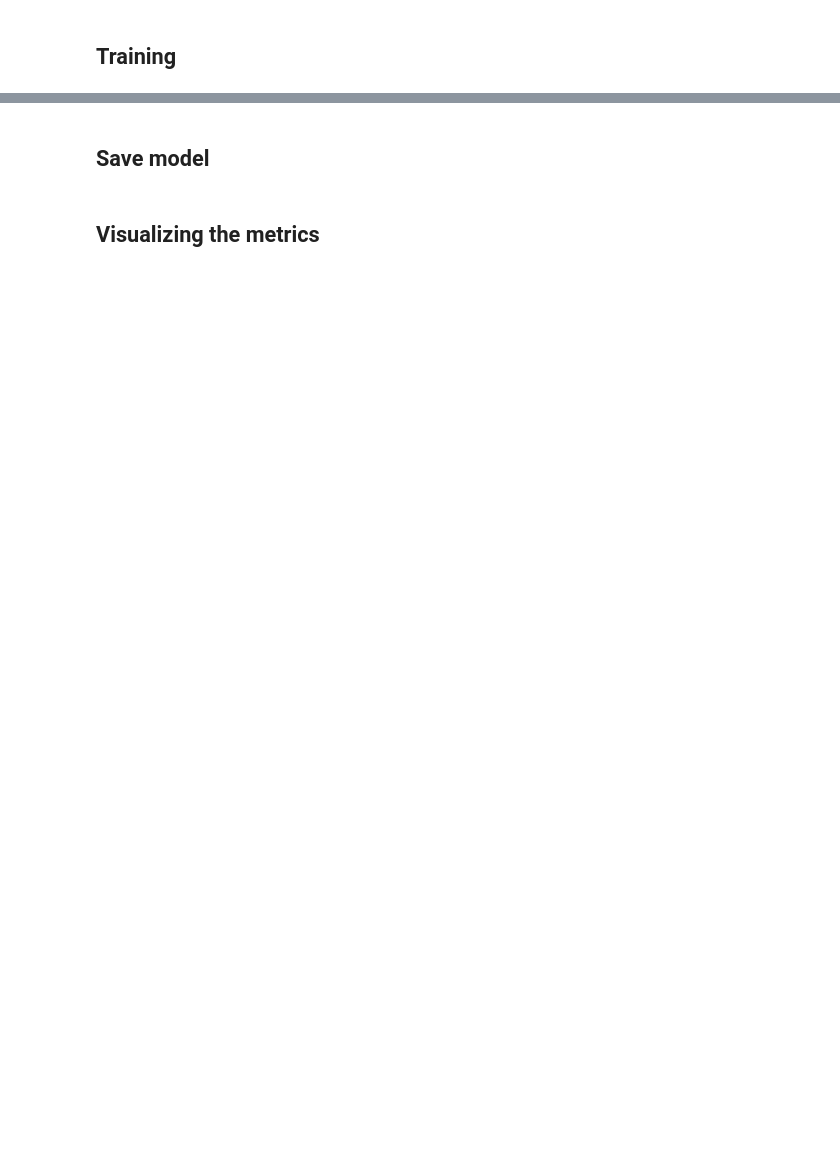
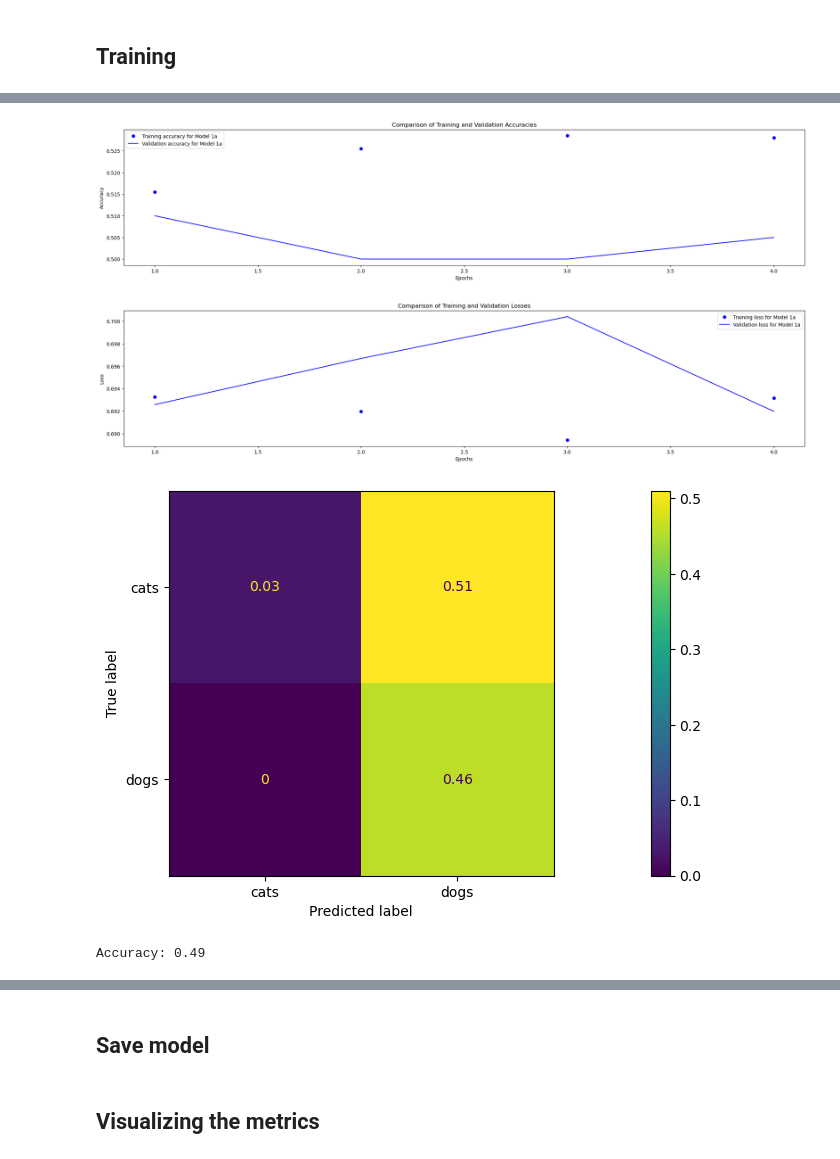
Before and after one commit to lursz/DeepNeuralNetworks, a Jupyter notebook: 4_CNN_Generalization_&_Augumentation/4_Ex_CNN_Generalization_&_Augumentation.ipynb, the cells around one changed output, grey strips where cells are left out. Saved outputs shown, nothing was run; the diff lists cells and outputs as text; code cells hidden in the pictures; blank space fills up the shorter version.

Commit message:
4-CNN-Generalization & Augumentation - Best suited layers for NNs

```diff
--- a/4_CNN_Generalization_&_Augumentation/4_Ex_CNN_Generalization_&_Augumentation.ipynb
+++ b/4_CNN_Generalization_&_Augumentation/4_Ex_CNN_Generalization_&_Augumentation.ipynb
@@ -239,13 +282,13 @@ All images copied
 # %% [markdown]
 ## Number of epochs
 # %%
-epochs_count: int = 5
+epochs_count: int = 4
 # %% [markdown]
 ## Structure
 # %%
 img_rows, img_cols = 150, 150
 
-model1 = models.Sequential(
+model1_a = models.Sequential(
     [
         layers.Conv2D(32, (3, 3), activation='relu', input_shape=(img_rows, img_cols, 3)),
         layers.MaxPooling2D((2, 2)),
@@ -258,15 +301,15 @@ model1 = models.Sequential(
         layers.Conv2D(128, (3, 3), activation='relu'),
         layers.MaxPooling2D((2, 2)),
         layers.Flatten(),
-        layers.Dropout(0.5),
+        layers.Dropout(0.4),
         layers.Dense(256, activation='relu'),
         layers.Dense(1, activation='sigmoid')
     ]
 )
 
-model1.compile(loss='binary_crossentropy',
+model1_a.compile(loss='binary_crossentropy',
               optimizer=tf.keras.optimizers.Adam(learning_rate=1e-4),
               metrics=['acc'])
 
-model1.summary()
+model1_a.summary()
 # %% [output]
@@ -528,17 +581,10 @@ KeyboardInterrupt:
 ## Training
 # %%
 # history1 = model1.fit_generator(
-history1 = model1.fit(
+history1_a = model1_a.fit(
       train_generator,
       steps_per_epoch=100,
       epochs=epochs_count,
       validation_data=validation_generator,
       validation_steps=50)
-
-history2 = model2.fit(
-        train_generator,
-        steps_per_epoch=100,
-        epochs=epochs_count,
-        validation_data=validation_generator,
-        validation_steps=50)
 # %% [output]
@@ -565 +606,10 @@ Epoch 5/5
+# %%
+plot_accuracy_comparison(history1_a, labels=['Model 1a'])
+plot_loss_comparison(history1_a, labels=['Model 1a'])
+plot_confusion_matrix(model1_a, validation_generator, 100)
+# %% [output]
+[figure, added]
+[figure, added]
+[figure, added]
+Accuracy: 0.49
 # %%
```
Also changed, not shown: parts of 77 cells of this notebook.
